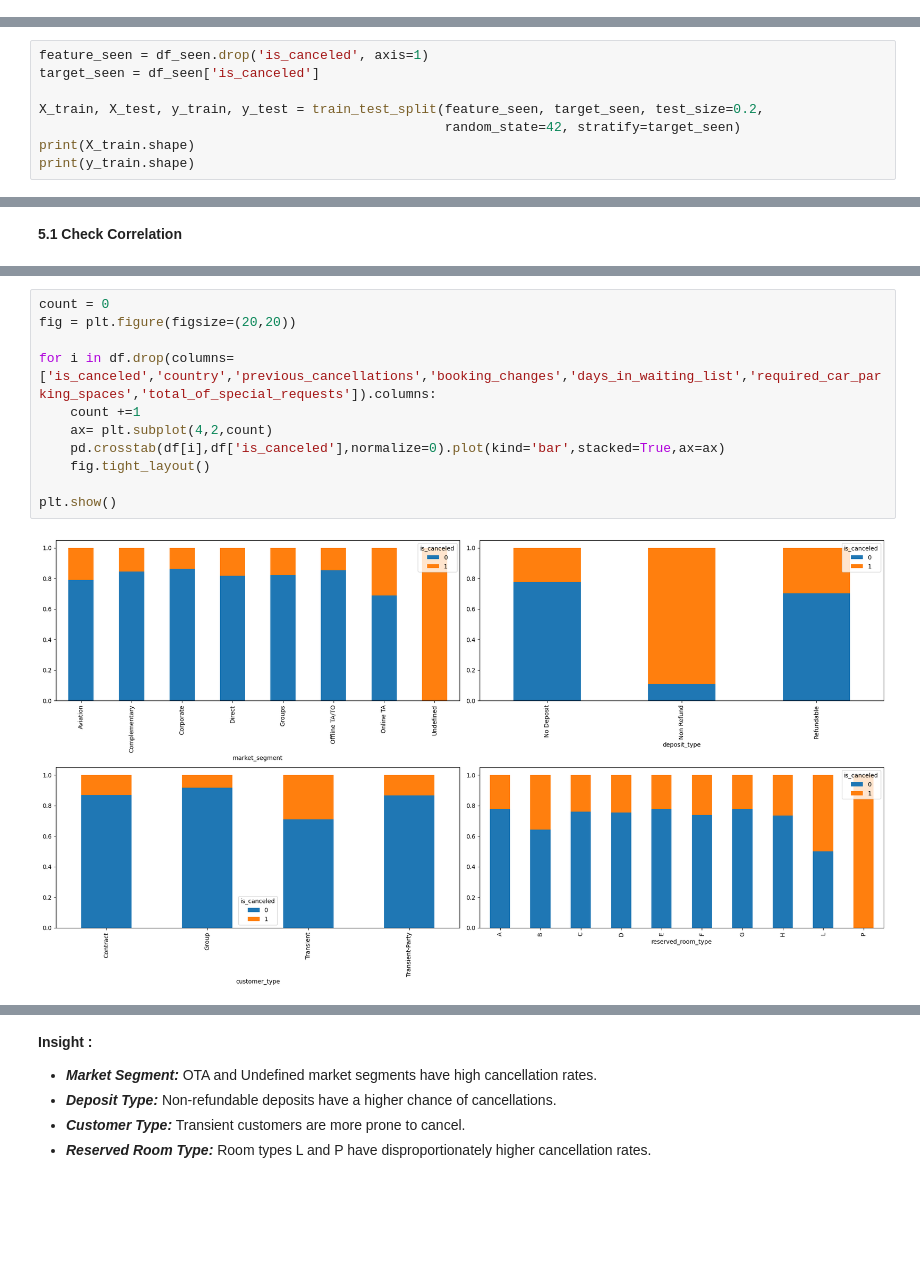
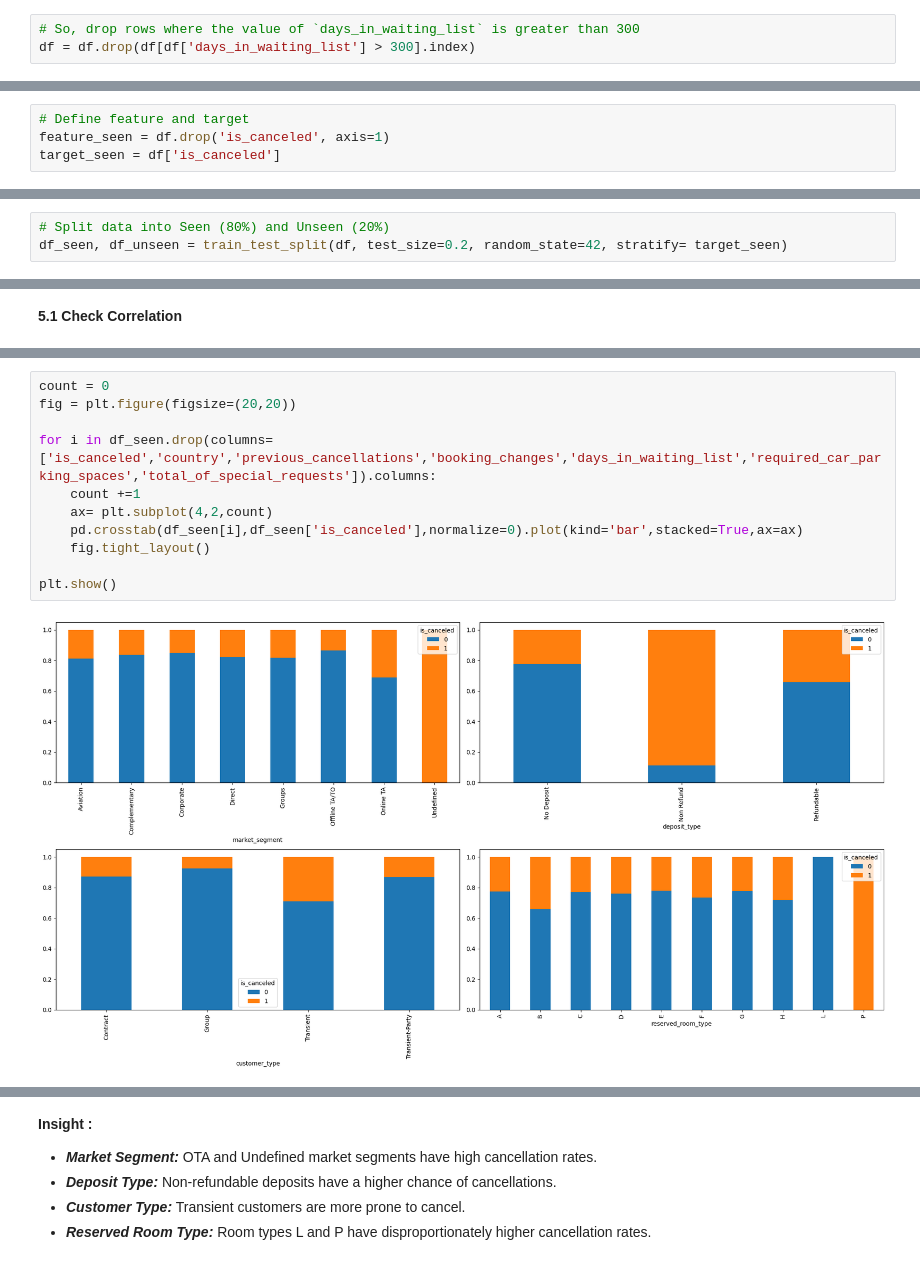
Before and after one commit to melinayu/Hotel-Booking-Demand-Project, a Jupyter notebook: notebooks/Hotel-Booking-Demand.ipynb, the cells around one changed output, grey strips where cells are left out. Drawn from its saved outputs; the diff is of its cells as text; blank space fills up the shorter version.

```diff
--- a/notebooks/Hotel-Booking-Demand.ipynb
+++ b/notebooks/Hotel-Booking-Demand.ipynb
@@ -290,0 +354,3 @@ plt.show()
+# %%
+# So, drop rows where the value of `days_in_waiting_list` is greater than 300
+df = df.drop(df[df['days_in_waiting_list'] > 300].index)
@@ -336,10 +414,6 @@ df_seen, df_unseen = train_test_split(df, test_size=0.2, random_state=42)
+# %%
+# Define feature and target
+feature_seen = df.drop('is_canceled', axis=1)
+target_seen = df['is_canceled']
 # %% [markdown]
 **4.2 Constructing `Training` and `Testing` Data (from `Seen` Dataset)**
-# %%
-feature_seen = df_seen.drop('is_canceled', axis=1)
-target_seen = df_seen['is_canceled']
-
-X_train, X_test, y_train, y_test = train_test_split(feature_seen, target_seen, test_size=0.2,
-                                                    random_state=42, stratify=target_seen)
-print(X_train.shape)
-print(y_train.shape)
@@ -348,0 +420,3 @@ print(y_train.shape)
+# %%
+# Split data into Seen (80%) and Unseen (20%)
+df_seen, df_unseen = train_test_split(df, test_size=0.2, random_state=42, stratify= target_seen)
@@ -450,14 +481,14 @@ plt.show()
 # %%
 count = 0
 fig = plt.figure(figsize=(20,20))
 
-for i in df.drop(columns=['is_canceled','country','previous_cancellations','booking_changes','days_in_waiting_list','required_car_parking_spaces','total_of_special_requests']).columns:
+for i in df_seen.drop(columns=['is_canceled','country','previous_cancellations','booking_changes','days_in_waiting_list','required_car_parking_spaces','total_of_special_requests']).columns:
     count +=1
     ax= plt.subplot(4,2,count)
-    pd.crosstab(df[i],df['is_canceled'],normalize=0).plot(kind='bar',stacked=True,ax=ax)
+    pd.crosstab(df_seen[i],df_seen['is_canceled'],normalize=0).plot(kind='bar',stacked=True,ax=ax)
     fig.tight_layout()
 
 plt.show()
 # %% [output]
-[figure, old version]
+[figure, new version]
 # %%
```
Also changed, not shown: parts of 78 cells of this notebook.
